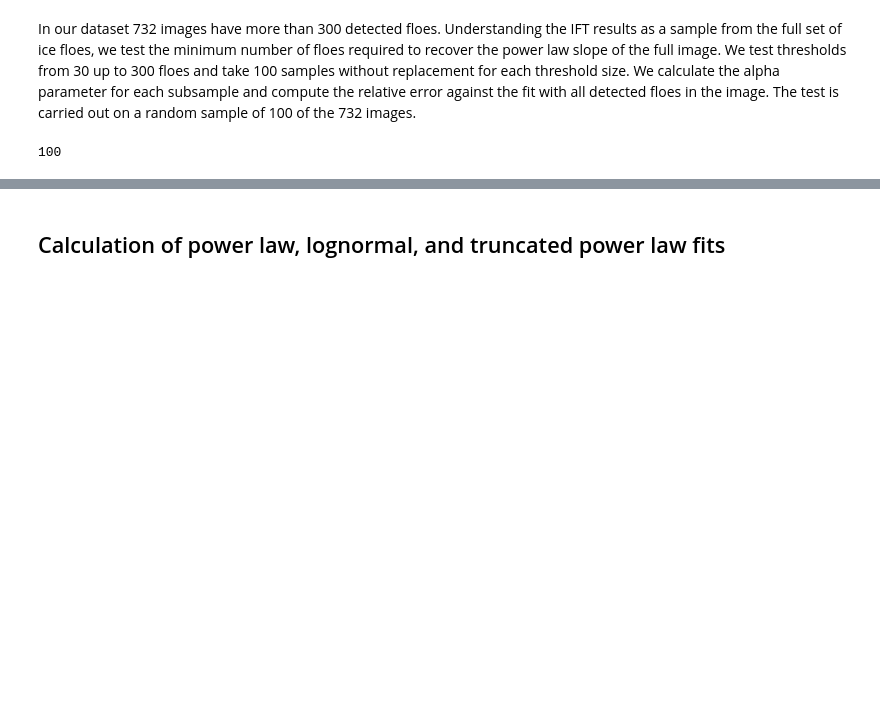
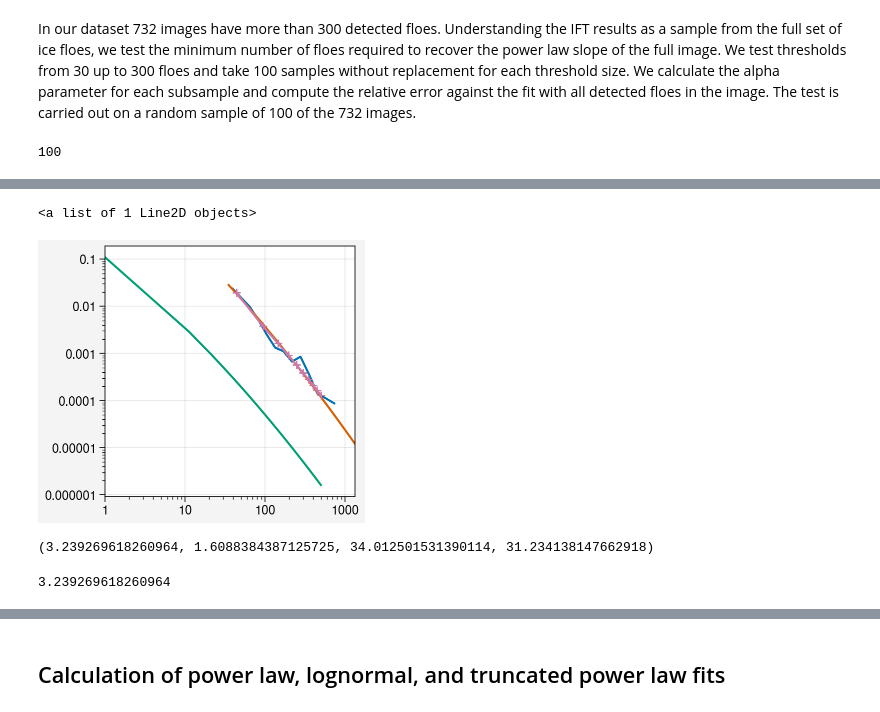
Before and after one commit to danielmwatkins/miz_scales_of_motion, a Jupyter notebook: notebooks/floe_size_distribution.ipynb, the cells around one changed output, grey strips where cells are left out. Cells and saved outputs as stored; diff of their text form; code cells hidden in the pictures; blank space fills up the shorter version.

```diff
--- a/notebooks/floe_size_distribution.ipynb
+++ b/notebooks/floe_size_distribution.ipynb
@@ -199,0 +280,14 @@ fig.save('../figures/fig04_fsd_setup_figures.png', dpi=300)
+# %%
+params = []
+for count, date in enumerate(date_sample):
+    if (count % 10) == 0:
+        print(count, date)
+
+    area = df.loc[df.datetime == date, 'area_adj_km']
+    fit = powerlaw.Fit(area, xmin=35)
+    params.append([fit.power_law.alpha,
+                  fit.truncated_power_law.alpha,
+                  fit.truncated_power_law.parameter2,
+                  fit.lognormal.mu,
+                  fit.lognormal.sigma])
+params_df = pd.DataFrame(params, columns=['alpha', 'alpha_tpl', 'lambda_tpl', 'mu', 'sigma'])
@@ -199,0 +305,26 @@ fig.save('../figures/fig04_fsd_setup_figures.png', dpi=300)
+# %%
+import statsmodels.api as sm
+import scipy.stats as stats
+
+fig, ax = pplt.subplots()
+area = df.loc[df.datetime == date_sample[0], 'area_adj_km']
+fit = powerlaw.Fit(area, xmin=35)
+fit.plot_pdf(ax=ax)
+fit.lognormal.plot_pdf(ax=ax)
+test = stats.lognorm(s=params_df.loc[0,'sigma'],
+                     scale=np.exp(params_df.loc[0, 'mu']))
+ax.plot(np.linspace(1, 500), test.pdf(np.linspace(1, 500)))
+shape, location, scale = stats.lognorm.fit(area)
+ax.plot(np.linspace(location+10, 500, 10),
+        stats.lognorm.pdf(np.linspace(location+10, 500, 10), shape, location, scale), marker='+')
+# %% [output]
+<a list of 1 Line2D objects>
+[figure, added]
+# %%
+test.mean(), shape, location, scale
+# %% [output]
+(3.239269618260964, 1.6088384387125725, 34.012501531390114, 31.234138147662918)
+# %%
+np.exp(fit.lognormal.mu + fit.lognormal.sigma**2/2)
+# %% [output]
+3.239269618260964
```
Also changed, not shown: parts of 12 cells of this notebook, 3 other files.
